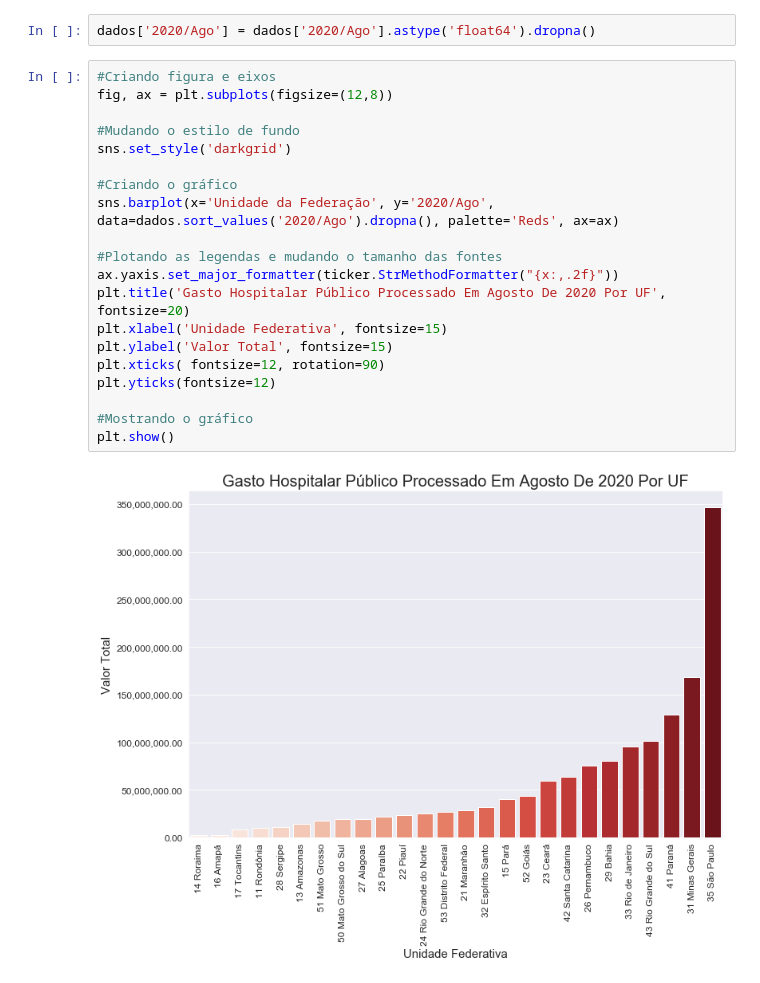
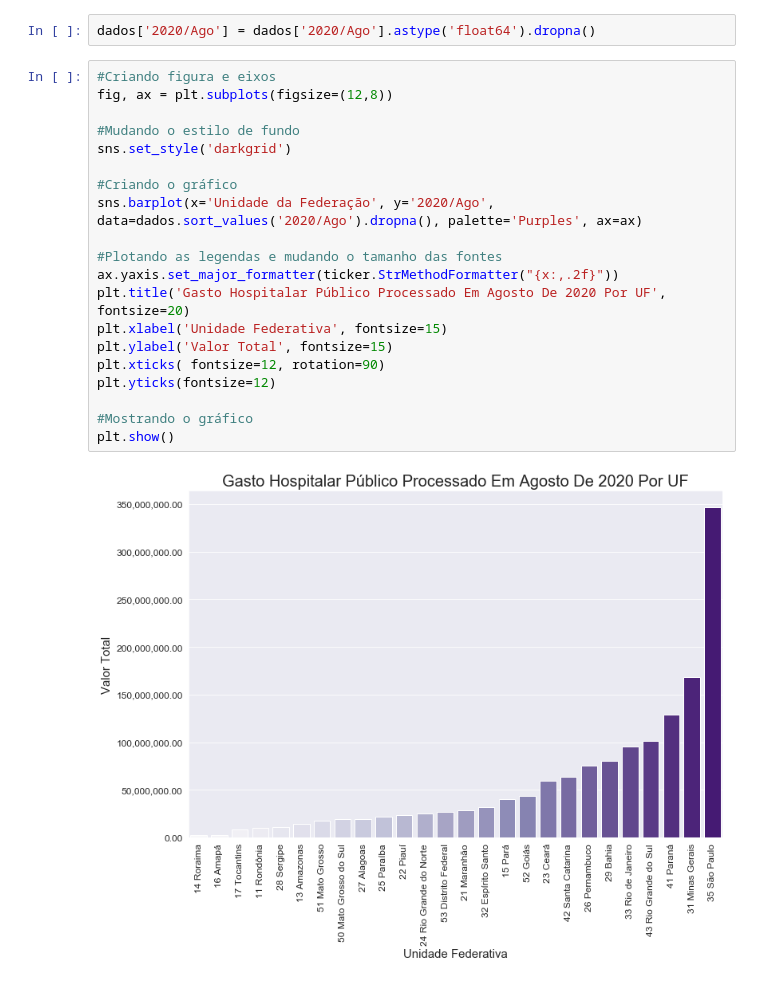
Before and after one commit to PedroHCAlmeida/Bootcamp_alura, a Jupyter notebook: Modulo_1/notebooks/Aula_1.ipynb, the cells around one changed output. Cells and saved outputs as stored; diff of their text form.

```diff
--- a/Modulo_1/notebooks/Aula_1.ipynb
+++ b/Modulo_1/notebooks/Aula_1.ipynb
@@ -81,22 +81,22 @@ dados['2020/Ago'] = dados['2020/Ago'].astype('float64').dropna()
 # %%
 #Criando figura e eixos
 fig, ax = plt.subplots(figsize=(12,8))
 
 #Mudando o estilo de fundo
 sns.set_style('darkgrid')
 
 #Criando o gráfico
-sns.barplot(x='Unidade da Federação', y='2020/Ago', data=dados.sort_values('2020/Ago').dropna(), palette='Reds', ax=ax)
+sns.barplot(x='Unidade da Federação', y='2020/Ago', data=dados.sort_values('2020/Ago').dropna(), palette='Purples', ax=ax)
 
 #Plotando as legendas e mudando o tamanho das fontes
 ax.yaxis.set_major_formatter(ticker.StrMethodFormatter("{x:,.2f}"))
 plt.title('Gasto Hospitalar Público Processado Em Agosto De 2020 Por UF', fontsize=20)
 plt.xlabel('Unidade Federativa', fontsize=15)
 plt.ylabel('Valor Total', fontsize=15)
 plt.xticks( fontsize=12, rotation=90)
 plt.yticks(fontsize=12)
 
 #Mostrando o gráfico
 plt.show()
 # %% [output]
-[figure, old version]
+[figure, new version]
```
Also changed, not shown: 1 other file.
